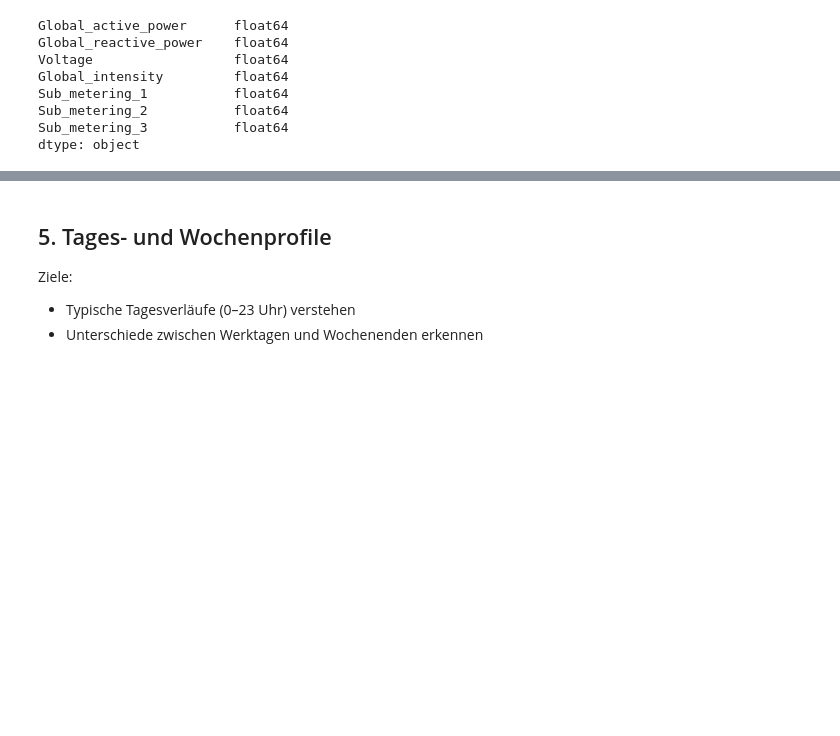
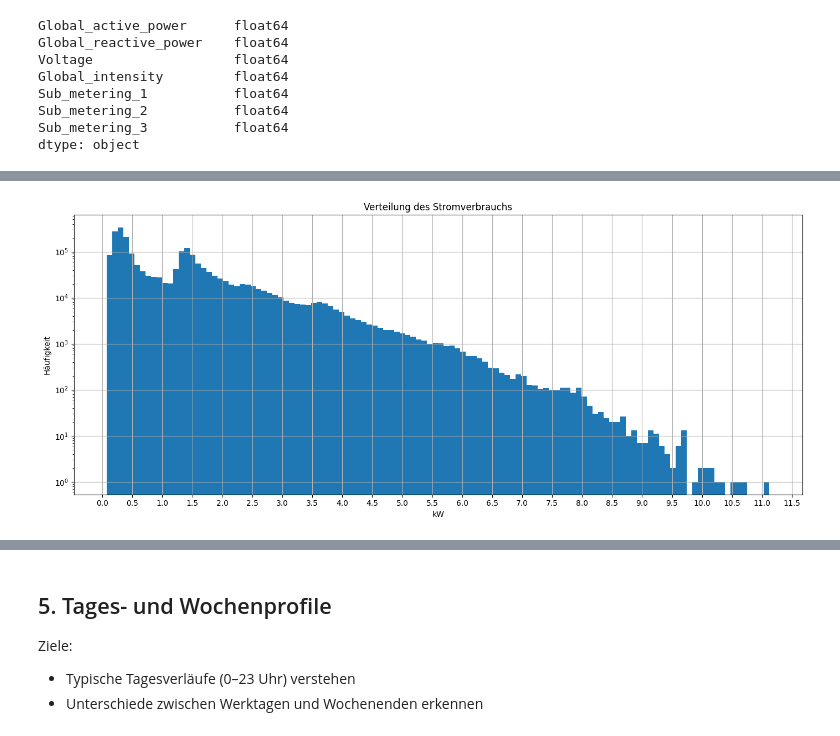
Before and after one commit to NataliaArchipenko/energy-monitor-anomaly-detection, a Jupyter notebook: Notebooks/2_eda_timeseries.ipynb, the cells around one changed output, grey strips where cells are left out. Drawn from its saved outputs; the diff is of its cells as text; code cells hidden in the pictures; blank space fills up the shorter version.

```diff
--- a/Notebooks/2_eda_timeseries.ipynb
+++ b/Notebooks/2_eda_timeseries.ipynb
@@ -119,0 +137,14 @@ plt.show()
+# %%
+plt.figure(figsize=(14, 6))
+plt.hist(df['Global_active_power'], bins=120, log=True)
+# X-Achse in 0.2-kW-Schritten setzen
+xmin, xmax = df['Global_active_power'].min(), df['Global_active_power'].max()
+plt.xticks(np.arange(0, xmax + 0.5, 0.5))
+plt.title("Verteilung des Stromverbrauchs")
+plt.xlabel("kW")
+plt.ylabel("Häufigkeit")
+plt.tight_layout()
+plt.savefig("C:\\Users\\NataliaArchipenko\\OneDrive - BBQ - Baumann Bildung und Qualifizierung GmbH\\Desktop\\Projekt\\Img\\eda\\stromverteil_hist.png", dpi=300)
+plt.show()
+# %% [output]
+[figure, new version]
```
Also changed, not shown: parts of 71 cells of this notebook, 1 other file.
